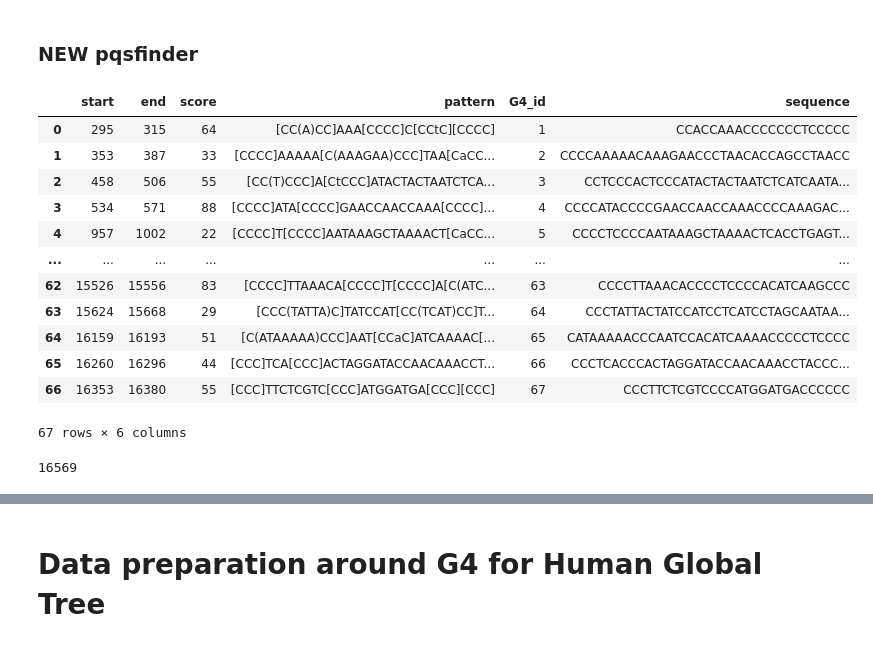
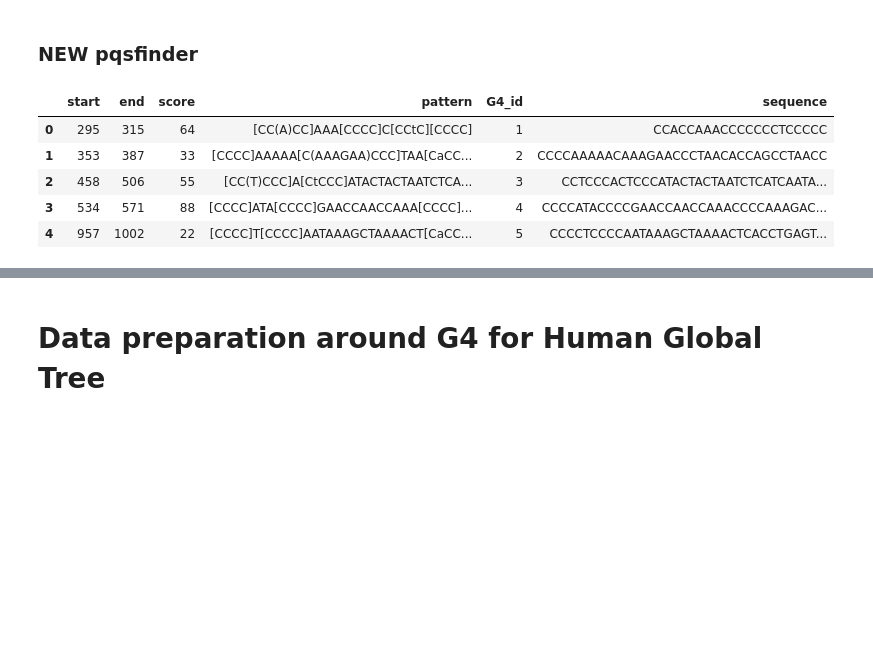
Before and after one commit to mitoclub/G4MutSpec, a Jupyter notebook: notebooks/data_preparation.ipynb, the cells around one changed output, grey strips where cells are left out. Drawn from its saved outputs; the diff is of its cells as text; code cells hidden in the pictures; blank space fills up the shorter version.

```diff
--- a/notebooks/data_preparation.ipynb
+++ b/notebooks/data_preparation.ipynb
@@ -128,5 +337,5 @@ df_intervals[df_intervals['G4'] != '-']
 # %%
-data_intervals = []
+data_intervals = []  #comparing results from G4Hunter + in_vitro and pqsfinder
 for index, row, in g4pqs.iterrows():
     for index_h, row_h in refG4.iterrows():
         lst = []
@@ -142,16 +351,16 @@ for index, row, in g4pqs.iterrows():
             continue
         elif s < s1 and e >= s1 and e <= e1:
             lst = [s, e, s1, e1,
-                   row['score'], row_h['score'], row_h['G4'], row['pattern'], row_h['sequence']]
+                   row['score'], row_h['score'], row_h['G4'], row['pattern'], row_h['sequence'],row['ll1'], row['ll2'], row['ll3']]
         elif s1 < s and e1 >= s and e1 <= e:
             lst = [s, e, s1, e1,
-                   row['score'], row_h['score'], row_h['G4'], row['pattern'], row_h['sequence']]
+                   row['score'], row_h['score'], row_h['G4'], row['pattern'], row_h['sequence'],row['ll1'], row['ll2'], row['ll3']]
         elif s >= s1 and e <= e1:
             lst = [s, e, s1, e1,
-                   row['score'], row_h['score'], row_h['G4'], row['pattern'], row_h['sequence']]
+                   row['score'], row_h['score'], row_h['G4'], row['pattern'], row_h['sequence'],row['ll1'], row['ll2'], row['ll3']]
         elif s1 >= s and e1 <= e:
             lst = [s, e, s1, e1,
-                   row['score'], row_h['score'], row_h['G4'], row['pattern'], row_h['sequence']]
+                   row['score'], row_h['score'], row_h['G4'], row['pattern'], row_h['sequence'],row['ll1'], row['ll2'], row['ll3']]
         else:
             continue
 
@@ -159,7 +368,7 @@ for index, row, in g4pqs.iterrows():
 
 data_intervals = list(filter(None, data_intervals))
 # %%
-df_interv = pd.DataFrame(data_intervals, columns=['start', 'end', 'start_h', 'end_h', 'score', 'score_h', 'G4', 'pattern', 'seq_h'])
+df_interv = pd.DataFrame(data_intervals, columns=['start', 'end', 'start_h', 'end_h', 'score', 'score_h', 'G4', 'pattern', 'seq_h', 'll1', 'll2', 'll3'])
 # %%
 df_interv[df_interv['G4'] != '-']
 # %% [output]
@@ -179,5 +388,5 @@ df_interv[df_interv['G4'] != '-']
 # %%
-g4pqsconf = df_interv[df_interv['G4'] != '-'][['start','end','score','pattern']].reset_index(drop=True)
+g4pqsconf = df_interv[df_interv['G4'] != '-'][['start','end','score','pattern', 'll1', 'll2', 'll3']].reset_index(drop=True)
 # %%
 g4pqsconf = g4pqsconf.drop_duplicates().reset_index(drop=True)
 # %%
@@ -210,0 +428,2 @@ g4pqsconf
+# %%
+g4pqsconf['llall'] = g4pqsconf['ll1'] + g4pqsconf['ll2'] + g4pqsconf['ll3']
@@ -370,22 +572,11 @@ See the caveats in the documentation: https://pandas.pydata.org/pandas-docs/stab
 # %% [markdown]
 ### NEW pqsfinder
 # %%
-g4pqsconf
+g4pqsconf.head()
 # %% [output]
 |  | start | end | score | pattern | G4_id | sequence |
 | 0 | 295 | 315 | 64 | [CC(A)CC]AAA[CCCC]C[CCtC][CCCC] | 1 | CCACCAAACCCCCCCTCCCCC |
 | 1 | 353 | 387 | 33 | [CCCC]AAAAA[C(AAAGAA)CCC]TAA[CaCC... | 2 | CCCCAAAAACAAAGAACCCTAACACCAGCCTAACC |
 | 2 | 458 | 506 | 55 | [CC(T)CCC]A[CtCCC]ATACTACTAATCTCA... | 3 | CCTCCCACTCCCATACTACTAATCTCATCAATA... |
 | 3 | 534 | 571 | 88 | [CCCC]ATA[CCCC]GAACCAACCAAA[CCCC]... | 4 | CCCCATACCCCGAACCAACCAAACCCCAAAGAC... |
 | 4 | 957 | 1002 | 22 | [CCCC]T[CCCC]AATAAAGCTAAAACT[CaCC... | 5 | CCCCTCCCCAATAAAGCTAAAACTCACCTGAGT... |
-| ... | ... | ... | ... | ... | ... | ... |
-| 62 | 15526 | 15556 | 83 | [CCCC]TTAAACA[CCCC]T[CCCC]A[C(ATC... | 63 | CCCCTTAAACACCCCTCCCCACATCAAGCCC |
-| 63 | 15624 | 15668 | 29 | [CCC(TATTA)C]TATCCAT[CC(TCAT)CC]T... | 64 | CCCTATTACTATCCATCCTCATCCTAGCAATAA... |
-| 64 | 16159 | 16193 | 51 | [C(ATAAAAA)CCC]AAT[CCaC]ATCAAAAC[... | 65 | CATAAAAACCCAATCCACATCAAAACCCCCTCCCC |
-| 65 | 16260 | 16296 | 44 | [CCC]TCA[CCC]ACTAGGATACCAACAAACCT... | 66 | CCCTCACCCACTAGGATACCAACAAACCTACCC... |
-| 66 | 16353 | 16380 | 55 | [CCC]TTCTCGTC[CCC]ATGGATGA[CCC][CCC] | 67 | CCCTTCTCGTCCCCATGGATGACCCCCC |
-67 rows × 6 columns
-# %%
-len(ref_annot['Pos'])
-# %% [output]
-16569
```
Also changed, not shown: parts of 155 cells of this notebook, 7 other files.
